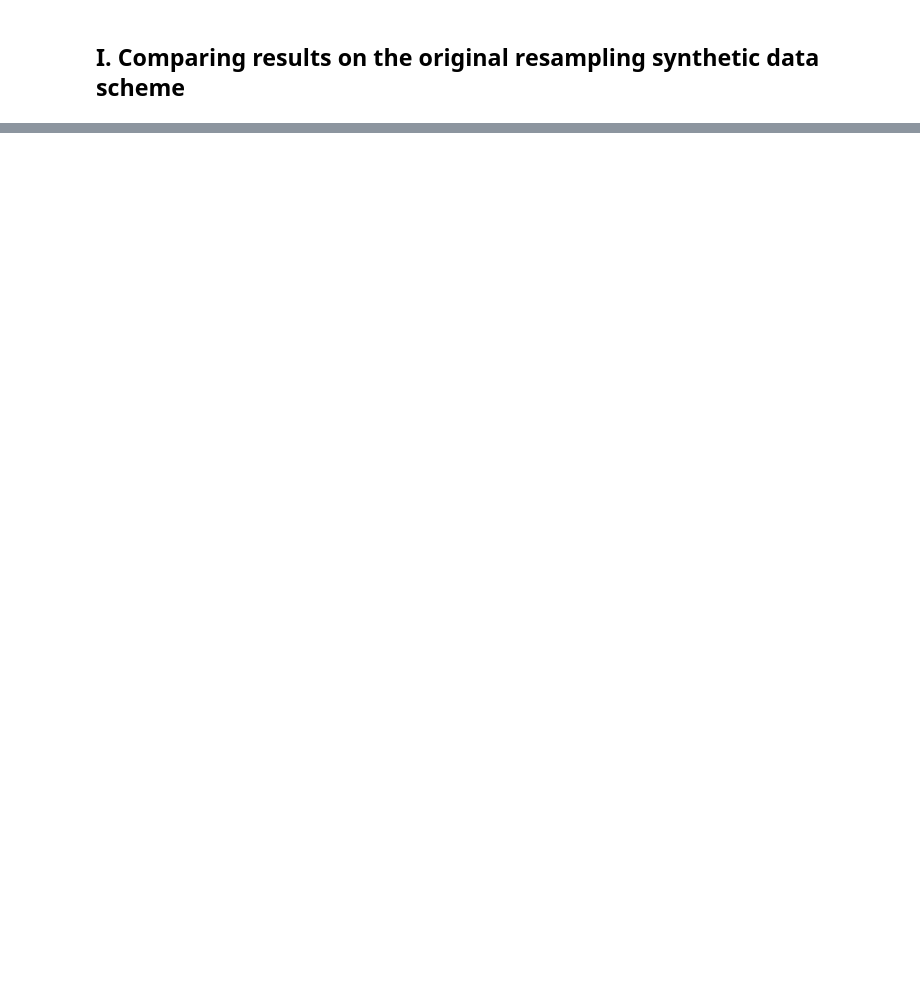
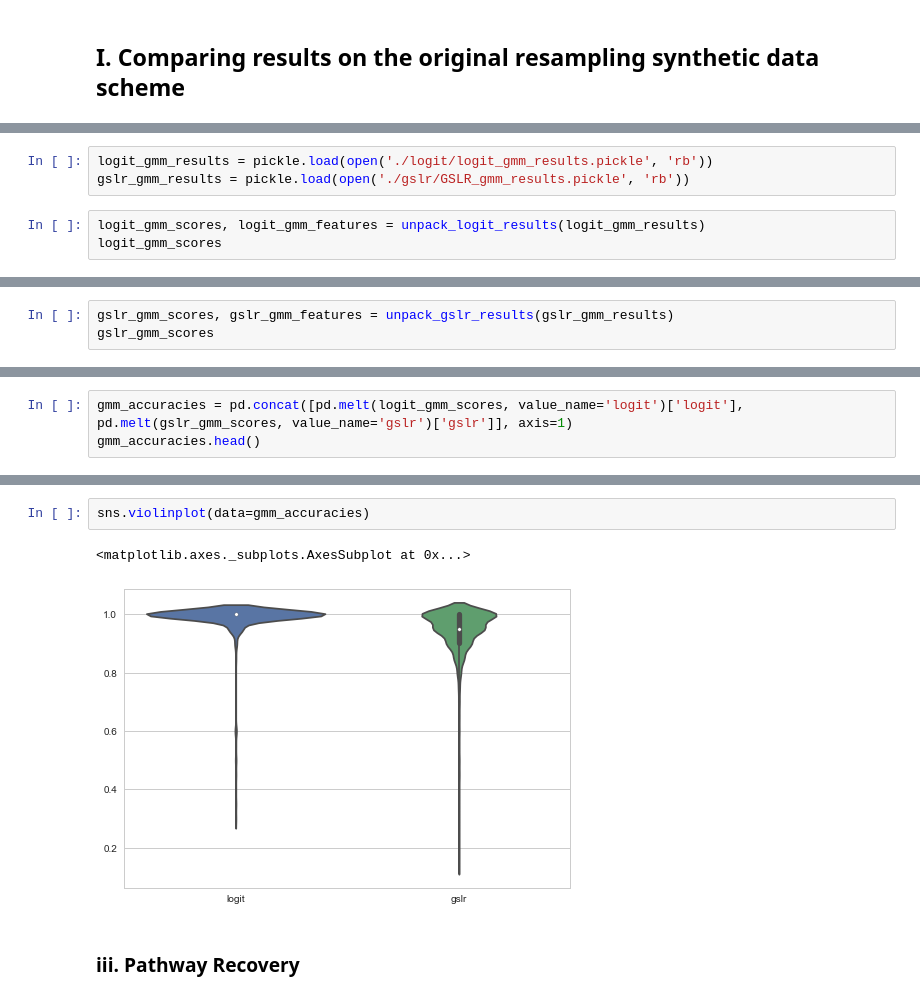
Before and after one commit to fraenkel-lab/GSLR, a Jupyter notebook: analysis/Logit_vs_GSLR.ipynb, the cells around one changed output, grey strips where cells are left out. Cells and saved outputs as stored; diff of their text form; blank space fills up the shorter version.

```diff
--- a/analysis/Logit_vs_GSLR.ipynb
+++ b/analysis/Logit_vs_GSLR.ipynb
@@ -11,0 +127,6 @@ pd.read_pickle('./logit/logit_results.pickle')
+# %%
+logit_gmm_results = pickle.load(open('./logit/logit_gmm_results.pickle', 'rb'))
+gslr_gmm_results = pickle.load(open('./gslr/GSLR_gmm_results.pickle', 'rb'))
+# %%
+logit_gmm_scores, logit_gmm_features = unpack_logit_results(logit_gmm_results)
+logit_gmm_scores
@@ -11,0 +146,3 @@ pd.read_pickle('./logit/logit_results.pickle')
+# %%
+gslr_gmm_scores, gslr_gmm_features = unpack_gslr_results(gslr_gmm_results)
+gslr_gmm_scores
@@ -11,0 +164,3 @@ pd.read_pickle('./logit/logit_results.pickle')
+# %%
+gmm_accuracies = pd.concat([pd.melt(logit_gmm_scores, value_name='logit')['logit'], pd.melt(gslr_gmm_scores, value_name='gslr')['gslr']], axis=1)
+gmm_accuracies.head()
@@ -11,0 +174,7 @@ pd.read_pickle('./logit/logit_results.pickle')
+# %%
+sns.violinplot(data=gmm_accuracies)
+# %% [output]
+<matplotlib.axes._subplots.AxesSubplot at 0x...>
+[figure, added]
+# %% [markdown]
+### iii. Pathway Recovery
```
Also changed, not shown: parts of 29 cells of this notebook.
